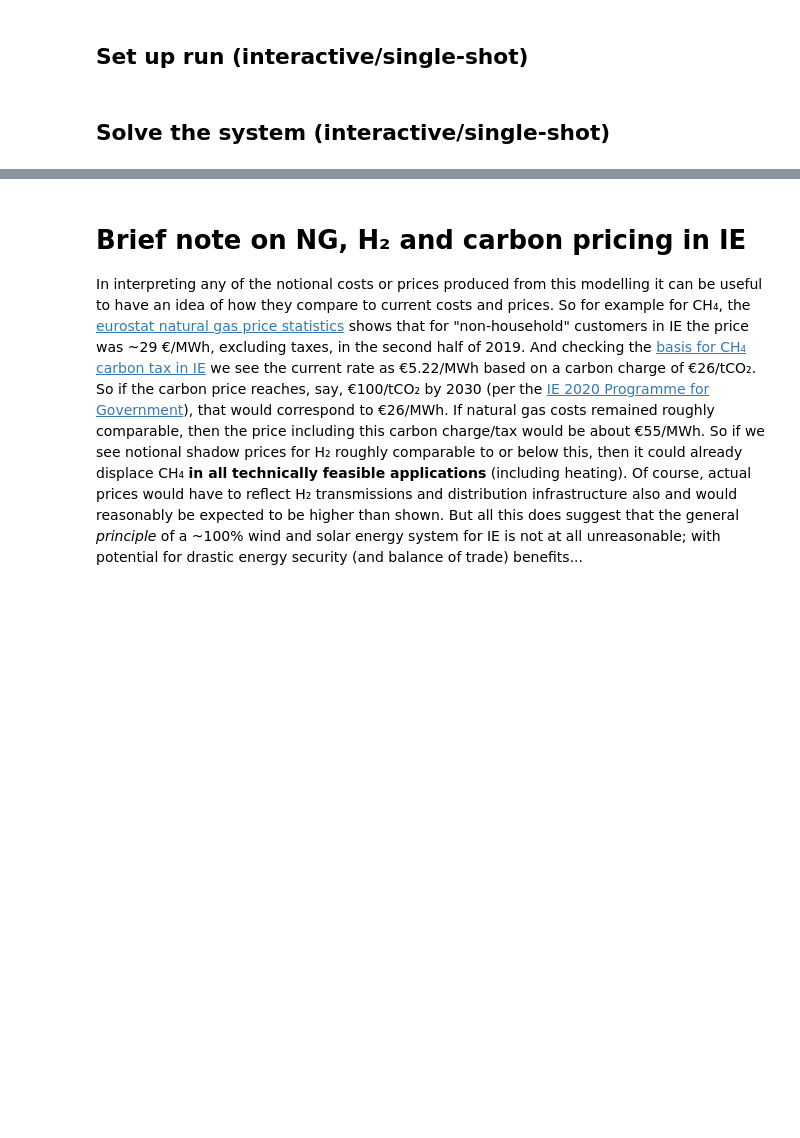
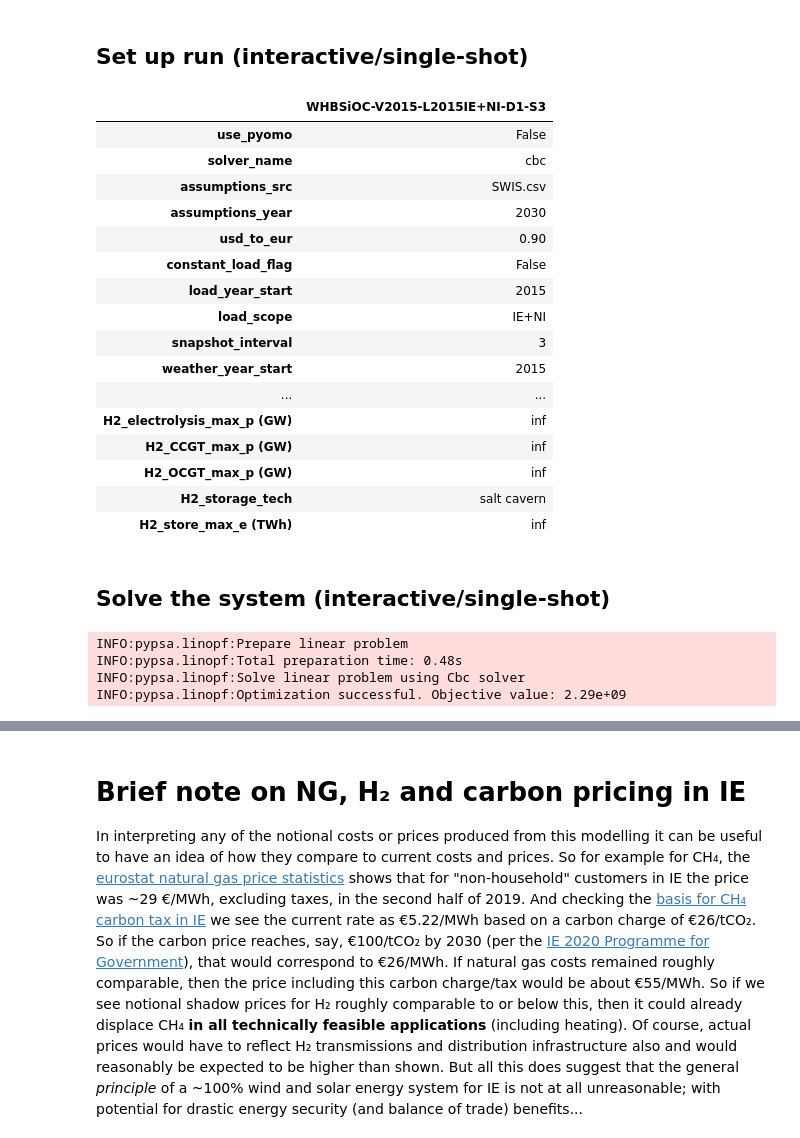
Before and after one commit to bmcmullin/SWIS-100-IE, a Jupyter notebook: SWIS-100-IE-notebook.ipynb, the cells around one changed output, grey strips where cells are left out. Saved outputs shown, nothing was run; the diff lists cells and outputs as text; code cells hidden in the pictures; blank space fills up the shorter version.

```diff
--- a/SWIS-100-IE-notebook.ipynb
+++ b/SWIS-100-IE-notebook.ipynb
@@ -792,7 +847,7 @@ def gather_run_stats(r_id,network):
 #run_configs=pd.DataFrame()
 #run_stats=pd.DataFrame()
 # %%
-r_id = 'WHBSi-V2015-L2015IE+NI-D1-OCGT'
+r_id = 'WHBSiOC-V2015-L2015IE+NI-D1-S3'
 rc = run_configs
 
 # Note that pandas will tend to default to a float dtype throughout, even when an int is provided;
@@ -843,39 +898,62 @@ rc.at['onshore_wind_max_p (GW)', r_id] = +np.inf
     # 2030 ambition in CAP-2019 (RES-E 70%) - not necessarily upper limit
 
 rc.at['solar_max_p (GW)', r_id] = +np.inf
 #rc.at['solar_max_p (GW)', r_id] = 1.5
     # 2030 ambition in CAP-2019, via NDP (RES-E 55%) - not necessarily upper limit
 
 #rc.at['IC_max_p (GW)', r_id] = +np.inf # Unlimited IC
 #rc.at['IC_max_p (GW)', r_id] = 0.5+0.5+0.8 # EWIC + Moyle + Celtic
 rc.at['IC_max_p (GW)', r_id] = 0.5+0.5 # EWIC + Moyle
 #rc.at['IC_max_p (GW)', r_id] = 0.0 # No IC
 
 rc.at['IC_max_e (TWh)', r_id] = +np.inf
 
 rc.at['Battery_max_p (MW)', r_id] = +np.inf
 rc.at['Battery_max_e (MWh)', r_id] = +np.inf
 
 rc.at['H2_electrolysis_tech'] = 'default'
 #rc.at['H2_electrolysis_tech'] = 'Nicola-NEL'
 
 rc.at['H2_electrolysis_max_p (GW)', r_id] = +np.inf
 rc.at['H2_CCGT_max_p (GW)', r_id] = +np.inf
 rc.at['H2_OCGT_max_p (GW)', r_id] = +np.inf
 
 rc.at['H2_storage_tech'] = 'salt cavern'
 #rc.at['H2_storage_tech'] = 'rock cavern'
 #rc.at['H2_storage_tech'] = 'steel tank'
 
 rc.at['H2_store_max_e (TWh)', r_id] = +np.inf
 
 display(rc)
+# %% [output]
+|  | WHBSiOC-V2015-L2015IE+NI-D1-S3 |
+| use_pyomo | False |
+| solver_name | cbc |
+| assumptions_src | SWIS.csv |
+| assumptions_year | 2030 |
+| usd_to_eur | 0.90 |
+| constant_load_flag | False |
+| load_year_start | 2015 |
+| load_scope | IE+NI |
+| snapshot_interval | 3 |
+| weather_year_start | 2015 |
+| ... | ... |
+| H2_electrolysis_max_p (GW) | inf |
+| H2_CCGT_max_p (GW) | inf |
+| H2_OCGT_max_p (GW) | inf |
+| H2_storage_tech | salt cavern |
+| H2_store_max_e (TWh) | inf |
 # %% [markdown]
 ## Solve the system (interactive/single-shot)
 # %%
 #r_id = 'WHBSI-V2015.1'
 
 network = solve_network(r_id)
+# %% [output]
+INFO:pypsa.linopf:Prepare linear problem
+INFO:pypsa.linopf:Total preparation time: 0.48s
+INFO:pypsa.linopf:Solve linear problem using Cbc solver
+INFO:pypsa.linopf:Optimization successful. Objective value: 2.29e+09
 # %%
 #run_stats=pd.DataFrame()
 
```
Also changed, not shown: parts of 11 cells of this notebook.
